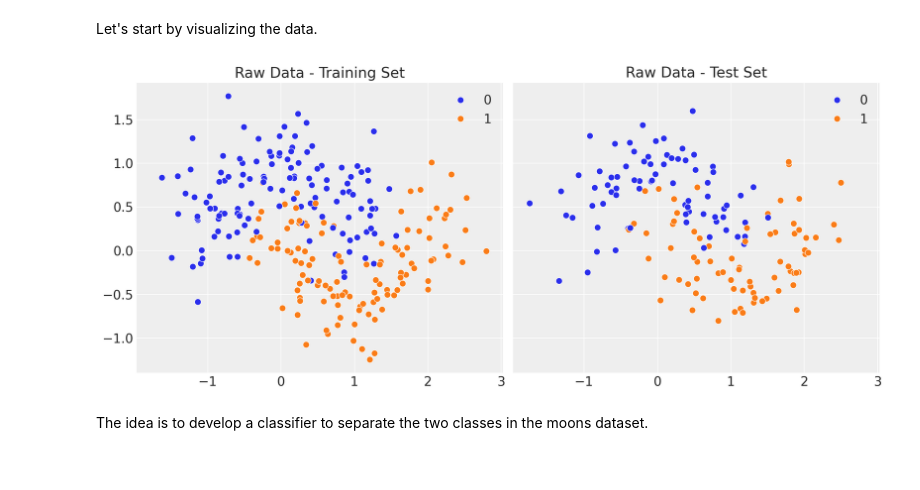
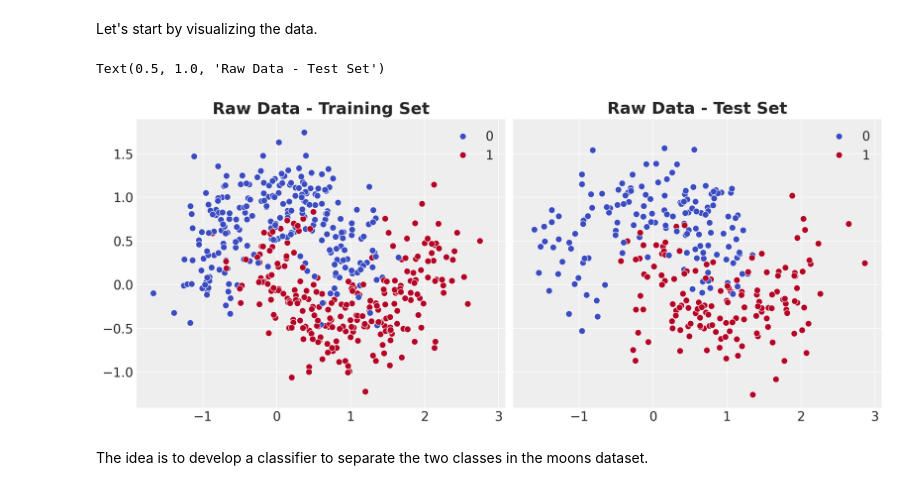
Before and after one commit to juanitorduz/website_projects, a Jupyter notebook: Python/intro_svi.ipynb, the cells around one changed output. Drawn from its saved outputs; the diff is of its cells as text; code cells hidden in the pictures.

```diff
--- a/Python/intro_svi.ipynb
+++ b/Python/intro_svi.ipynb
@@ -44,7 +43,7 @@ plt.rcParams["figure.facecolor"] = "white"
 ## Generate Synthetic Data
 # %%
 # Generate data
-n_samples = 500
+n_samples = 1_000
 x, y = make_moons(n_samples=n_samples, noise=0.3, random_state=seed)
 
 # Split data into training, validation, and test sets
@@ -78,20 +77,30 @@ idx_test = range(n_train + n_val, n_train + n_val + n_test)
 # %% [markdown]
 Let's start by visualizing the data.
 # %%
+cmap = mpl.colormaps["coolwarm"]
+colors = list(cmap(np.linspace(0, 1, 2)))
+
 fig, ax = plt.subplots(
     nrows=1,
     ncols=2,
     figsize=(12, 5),
     sharex=True,
     sharey=True,
     layout="constrained",
 )
-sns.scatterplot(x=x_train[:, 0], y=x_train[:, 1], s=50, hue=y_train, ax=ax[0])
-ax[0].set(title="Raw Data - Training Set")
-sns.scatterplot(x=x_test[:, 0], y=x_test[:, 1], s=50, hue=y_test, ax=ax[1])
-ax[1].set(title="Raw Data - Test Set");
+
+sns.scatterplot(
+    x=x_train[:, 0], y=x_train[:, 1], s=50, hue=y_train, palette=colors, ax=ax[0]
+)
+ax[0].set_title("Raw Data - Training Set", fontsize=18, fontweight="bold")
+
+sns.scatterplot(
+    x=x_test[:, 0], y=x_test[:, 1], s=50, hue=y_test, palette=colors, ax=ax[1]
+)
+ax[1].set_title("Raw Data - Test Set", fontsize=18, fontweight="bold")
 # %% [output]
+Text(0.5, 1.0, 'Raw Data - Test Set')
-[figure, old version]
+[figure, new version]
 # %% [markdown]
 The idea is to develop a classifier to separate the two classes in the moons dataset.
 # %% [markdown]
```
Also changed, not shown: parts of 8 cells of this notebook.
